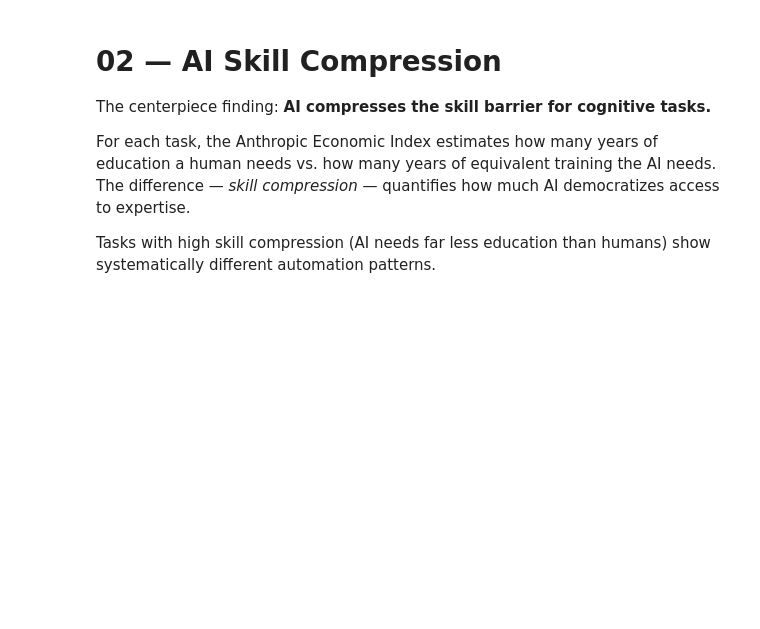
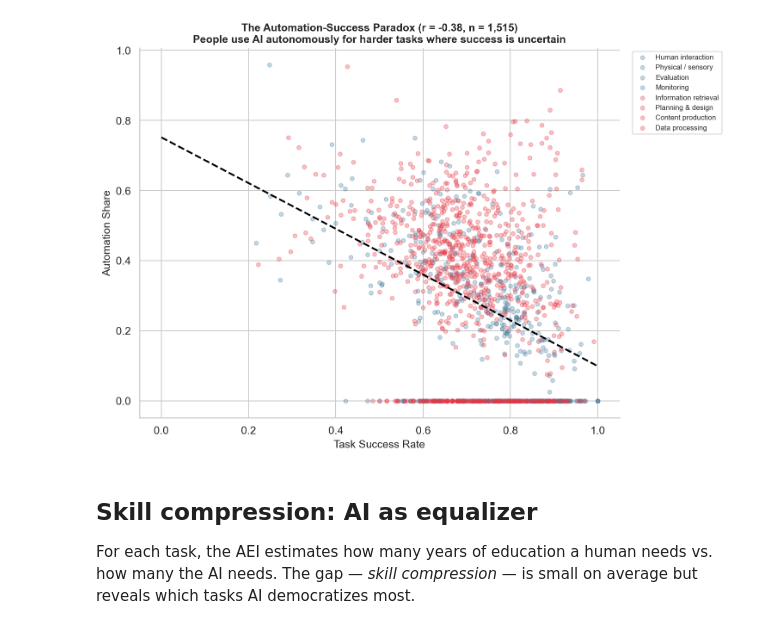
Before and after one commit to alvinekelund/what-predicts-ai-automation, a Jupyter notebook: notebooks/02_skill_compression.ipynb, the cells around one changed output. Saved outputs shown, nothing was run; the diff lists cells and outputs as text; code cells hidden in the pictures; blank space fills up the shorter version.

```diff
--- a/notebooks/02_skill_compression.ipynb
+++ b/notebooks/02_skill_compression.ipynb
@@ -0,0 +44,18 @@
+# %%
+task_categories = {
+    'Content production': ['write', 'prepare', 'draft', 'create', 'compile', 'compose', 'generate', 'produce'],
+    'Data processing': ['calculate', 'compute', 'analyze', 'process', 'tabulate', 'convert', 'record', 'enter', 'transcribe'],
+    'Planning & design': ['plan', 'design', 'develop', 'organize', 'coordinate', 'schedule', 'arrange'],
+    'Information retrieval': ['read', 'research', 'gather', 'collect', 'review', 'search', 'find'],
+    'Monitoring': ['monitor', 'supervise', 'oversee', 'track', 'check', 'verify', 'ensure', 'maintain'],
+    'Evaluation': ['evaluate', 'assess', 'determine', 'select', 'recommend', 'judge'],
+    'Physical / sensory': ['inspect', 'examine', 'observe', 'test', 'measure', 'operate', 'install', 'repair'],
+    'Human interaction': ['advise', 'counsel', 'teach', 'explain', 'confer', 'consult', 'negotiate',
+                          'interview', 'communicate', 'collaborate', 'educate', 'mentor', 'present'],
+}
+
+for cat, verbs in task_categories.items():
+    reliable.loc[reliable['first_verb'].isin(verbs), 'task_type'] = cat
+
+categorized = reliable.dropna(subset=['task_type']).copy()
+print(f'{len(categorized):,} of {len(reliable):,} tasks categorized ({len(categorized)/len(reliable):.0%})')
@@ -1,11 +199,32 @@
+# %%
+valid = categorized.dropna(subset=['success_rate']).copy()
+
+fig, ax = plt.subplots(figsize=(10, 7))
+for cat in cat_stats.index:
+    subset = valid[valid['task_type'] == cat]
+    color = C['auto'] if cat_stats.loc[cat, 'automation'] > 0.25 else C['aug']
+    ax.scatter(subset['success_rate'], subset['automation_share'],
+              alpha=0.3, s=20, color=color, label=cat)
+
+r, p = stats.pearsonr(valid['success_rate'], valid['automation_share'])
+z = np.polyfit(valid['success_rate'], valid['automation_share'], 1)
+ax.plot([0, 1], [np.poly1d(z)(0), np.poly1d(z)(1)], '--', color='black', linewidth=2)
+
+ax.set_xlabel('Task Success Rate', fontsize=12)
+ax.set_ylabel('Automation Share', fontsize=12)
+ax.set_title(f'The Automation-Success Paradox (r = {r:.2f}, n = {len(valid):,})\n'
+             f'People use AI autonomously for harder tasks where success is uncertain',
+             fontsize=12, fontweight='bold')
+ax.legend(bbox_to_anchor=(1.02, 1), loc='upper left', fontsize=8)
+sns.despine()
+plt.tight_layout()
+plt.savefig('../figures/06_automation_success_paradox.png', bbox_inches='tight')
+plt.show()
+# %% [output]
+[figure, added]
 # %% [markdown]
-# 02 — AI Skill Compression
+## Skill compression: AI as equalizer
 
-The centerpiece finding: **AI compresses the skill barrier for cognitive tasks.**
-
-For each task, the Anthropic Economic Index estimates how many years of education
-a human needs vs. how many years of equivalent training the AI needs. The difference —
-*skill compression* — quantifies how much AI democratizes access to expertise.
-
-Tasks with high skill compression (AI needs far less education than humans)
-show systematically different automation patterns.
+For each task, the AEI estimates how many years of education a human needs vs.
+how many the AI needs. The gap — *skill compression* — is small on average
+but reveals which tasks AI democratizes most.
```
Also changed, not shown: parts of 26 cells of this notebook, 29 other files.
